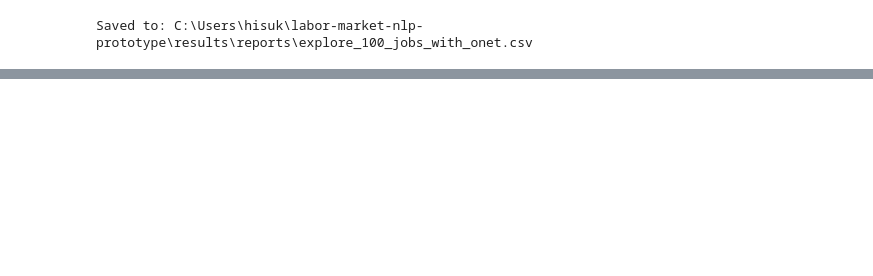
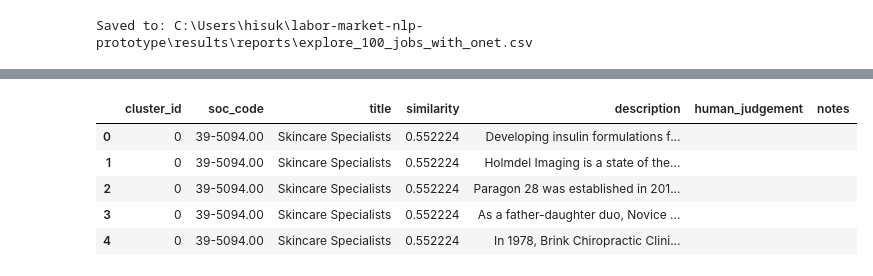
Before and after one commit to BGlifee/Labor_Market_NLP_Prototype, a Jupyter notebook: notebooks/03_taxonomy_mapping.ipynb, the cells around one changed output, grey strips where cells are left out. Cells and saved outputs as stored; diff of their text form; code cells hidden in the pictures; blank space fills up the shorter version.

```diff
--- a/notebooks/03_taxonomy_mapping.ipynb
+++ b/notebooks/03_taxonomy_mapping.ipynb
@@ -299,3 +315,21 @@ explore_100.to_csv(out_path, index=False)
 print("Saved to:", out_path)
 # %% [output]
 Saved to: C:\Users\hisuk\labor-market-nlp-prototype\results\reports\explore_100_jobs_with_onet.csv
+# %%
+# top1 per cluster
+top1_soc = (
+    mapping_long
+    .sort_values(["cluster_id", "similarity"], ascending=[True, False])
+    .dropna(subset=["cluster_id"])                     # 혹시 모를 결측 방지
+    .groupby("cluster_id", as_index=False)
+    .head(1)
+    .reset_index(drop=True)
+)
+
+# sanity check: 클러스터 개수 확인
+n_clusters = mapping_long["cluster_id"].nunique()
+print("clusters in mapping_long:", n_clusters)
+print("rows in top1_soc:", len(top1_soc))
+
+# 저장
+top1_soc.to_csv(PROJECT_ROOT / "results" / "reports"/"cluster_top1_soc.csv", index=False)
@@ -301,0 +370,36 @@ Saved to: C:\Users\hisuk\labor-market-nlp-prototype\results\reports\explore_100_
+# %%
+import pandas as pd
+
+SAMPLES_PER_CLUSTER = 5
+
+# job 텍스트 컬럼명은 네 config 기준으로
+TEXT_COL = "description"  # 필요하면 'text' 등으로 바꾸기
+
+sample_rows = (
+    jobs_labeled
+    .dropna(subset=["cluster_id"])
+    .groupby("cluster_id", group_keys=False)
+    .apply(lambda g: g.sample(n=min(SAMPLES_PER_CLUSTER, len(g)), random_state=42))
+    .reset_index(drop=True)
+)
+
+# 검증용 컬럼 추가
+sample_rows["human_judgement"] = ""   # ok / no / uncertain
+sample_rows["notes"] = ""
+
+# 검증에 필요한 최소 컬럼만 추려서 저장
+cols = [
+    "cluster_id", "soc_code", "title", "similarity",
+    TEXT_COL
+]
+keep = [c for c in cols if c in sample_rows.columns] + ["human_judgement", "notes"]
+
+sample_rows[keep].to_csv(PROJECT_ROOT / "results" / "reports" / "cluster_validation_sample.csv", index=False)
+sample_rows[keep].head()
+# %% [output]
+|  | cluster_id | soc_code | title | similarity | description | human_judgement | notes |
+| 0 | 0 | 39-5094.00 | Skincare Specialists | 0.552224 | Developing insulin formulations f... |  |  |
+| 1 | 0 | 39-5094.00 | Skincare Specialists | 0.552224 | Holmdel Imaging is a state of the... |  |  |
+| 2 | 0 | 39-5094.00 | Skincare Specialists | 0.552224 | Paragon 28 was established in 201... |  |  |
+| 3 | 0 | 39-5094.00 | Skincare Specialists | 0.552224 | As a father-daughter duo, Novice ... |  |  |
+| 4 | 0 | 39-5094.00 | Skincare Specialists | 0.552224 | In 1978, Brink Chiropractic Clini... |  |  |
```
Also changed, not shown: parts of 7 cells of this notebook, 2 other files.
